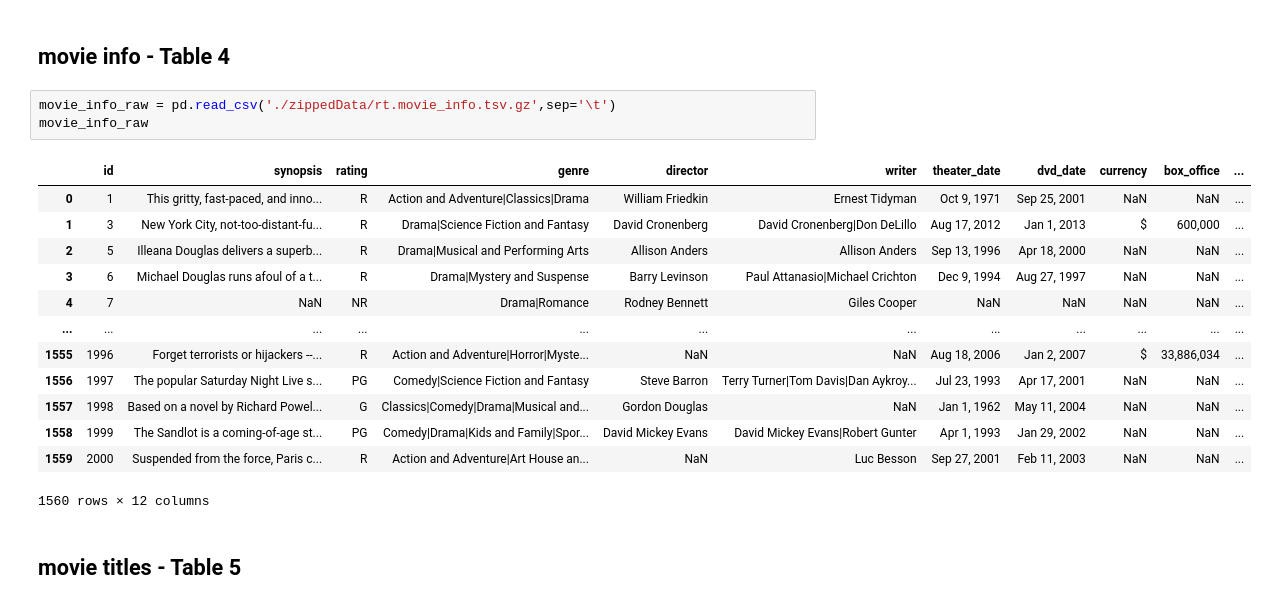
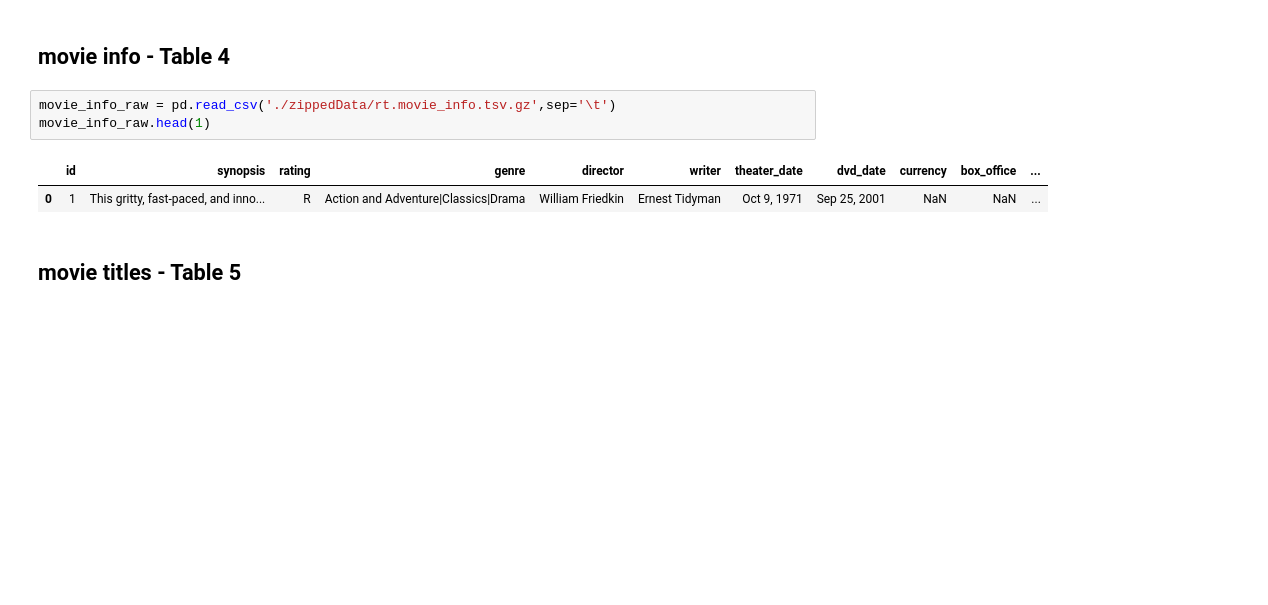
Before and after one commit to khyateed/Movie-Data-Analysis, a Jupyter notebook: student.ipynb, the cells around one changed output. Cells and saved outputs as stored; diff of their text form; blank space fills up the shorter version.

```diff
--- a/student.ipynb
+++ b/student.ipynb
@@ -82,21 +51,10 @@ name_basics_raw
 ## movie info - Table 4
 # %%
 movie_info_raw = pd.read_csv('./zippedData/rt.movie_info.tsv.gz',sep='\t')
-movie_info_raw
+movie_info_raw.head(1)
 # %% [output]
 |  | id | synopsis | rating | genre | director | writer | theater_date | dvd_date | currency | box_office | ... |
 | 0 | 1 | This gritty, fast-paced, and inno... | R | Action and Adventure|Classics|Drama | William Friedkin | Ernest Tidyman | Oct 9, 1971 | Sep 25, 2001 | NaN | NaN | ... |
-| 1 | 3 | New York City, not-too-distant-fu... | R | Drama|Science Fiction and Fantasy | David Cronenberg | David Cronenberg|Don DeLillo | Aug 17, 2012 | Jan 1, 2013 | $ | 600,000 | ... |
-| 2 | 5 | Illeana Douglas delivers a superb... | R | Drama|Musical and Performing Arts | Allison Anders | Allison Anders | Sep 13, 1996 | Apr 18, 2000 | NaN | NaN | ... |
-| 3 | 6 | Michael Douglas runs afoul of a t... | R | Drama|Mystery and Suspense | Barry Levinson | Paul Attanasio|Michael Crichton | Dec 9, 1994 | Aug 27, 1997 | NaN | NaN | ... |
-| 4 | 7 | NaN | NR | Drama|Romance | Rodney Bennett | Giles Cooper | NaN | NaN | NaN | NaN | ... |
-| ... | ... | ... | ... | ... | ... | ... | ... | ... | ... | ... | ... |
-| 1555 | 1996 | Forget terrorists or hijackers --... | R | Action and Adventure|Horror|Myste... | NaN | NaN | Aug 18, 2006 | Jan 2, 2007 | $ | 33,886,034 | ... |
-| 1556 | 1997 | The popular Saturday Night Live s... | PG | Comedy|Science Fiction and Fantasy | Steve Barron | Terry Turner|Tom Davis|Dan Aykroy... | Jul 23, 1993 | Apr 17, 2001 | NaN | NaN | ... |
-| 1557 | 1998 | Based on a novel by Richard Powel... | G | Classics|Comedy|Drama|Musical and... | Gordon Douglas | NaN | Jan 1, 1962 | May 11, 2004 | NaN | NaN | ... |
-| 1558 | 1999 | The Sandlot is a coming-of-age st... | PG | Comedy|Drama|Kids and Family|Spor... | David Mickey Evans | David Mickey Evans|Robert Gunter | Apr 1, 1993 | Jan 29, 2002 | NaN | NaN | ... |
-| 1559 | 2000 | Suspended from the force, Paris c... | R | Action and Adventure|Art House an... | NaN | Luc Besson | Sep 27, 2001 | Feb 11, 2003 | NaN | NaN | ... |
-1560 rows × 12 columns
 # %% [markdown]
 ## movie titles - Table 5
 # %%
```
Also changed, not shown: parts of 24 cells of this notebook.
